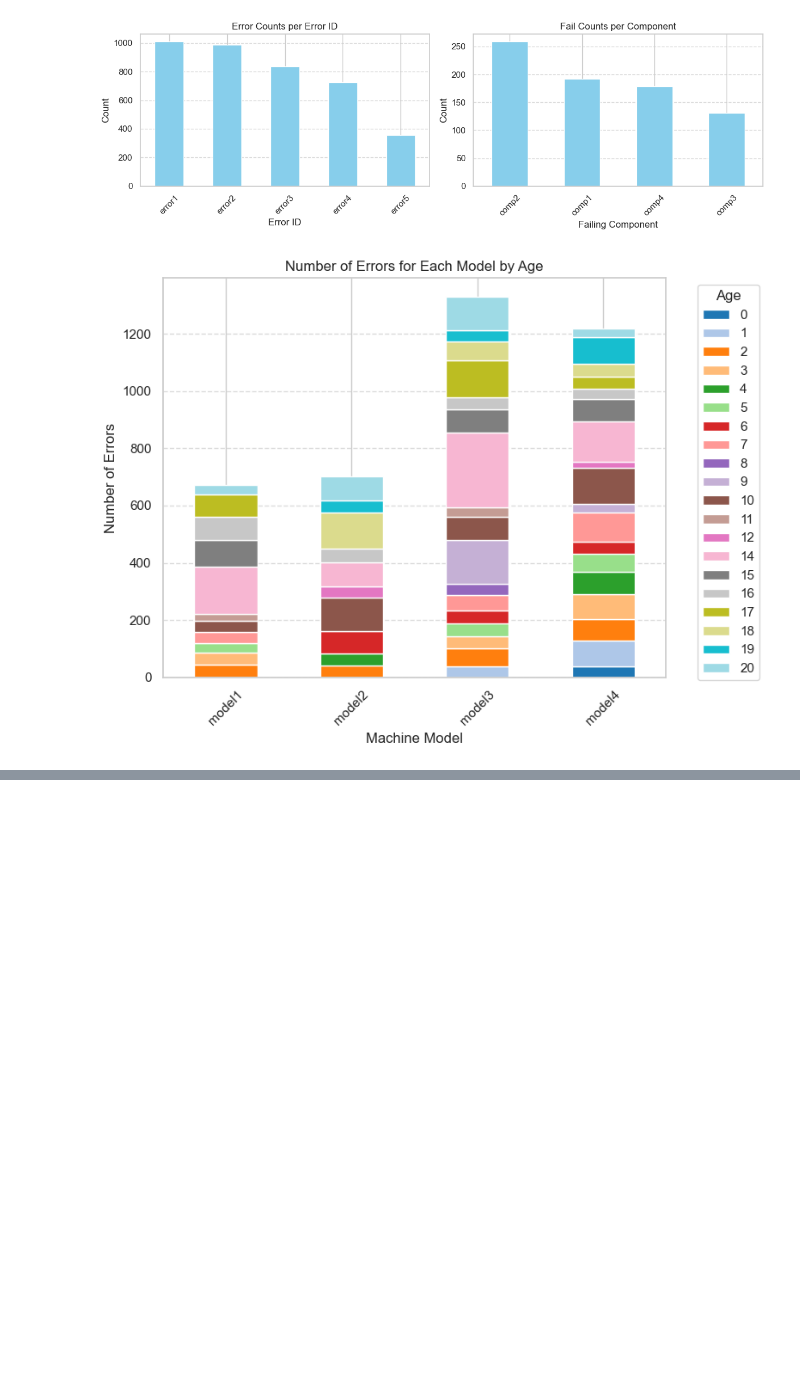
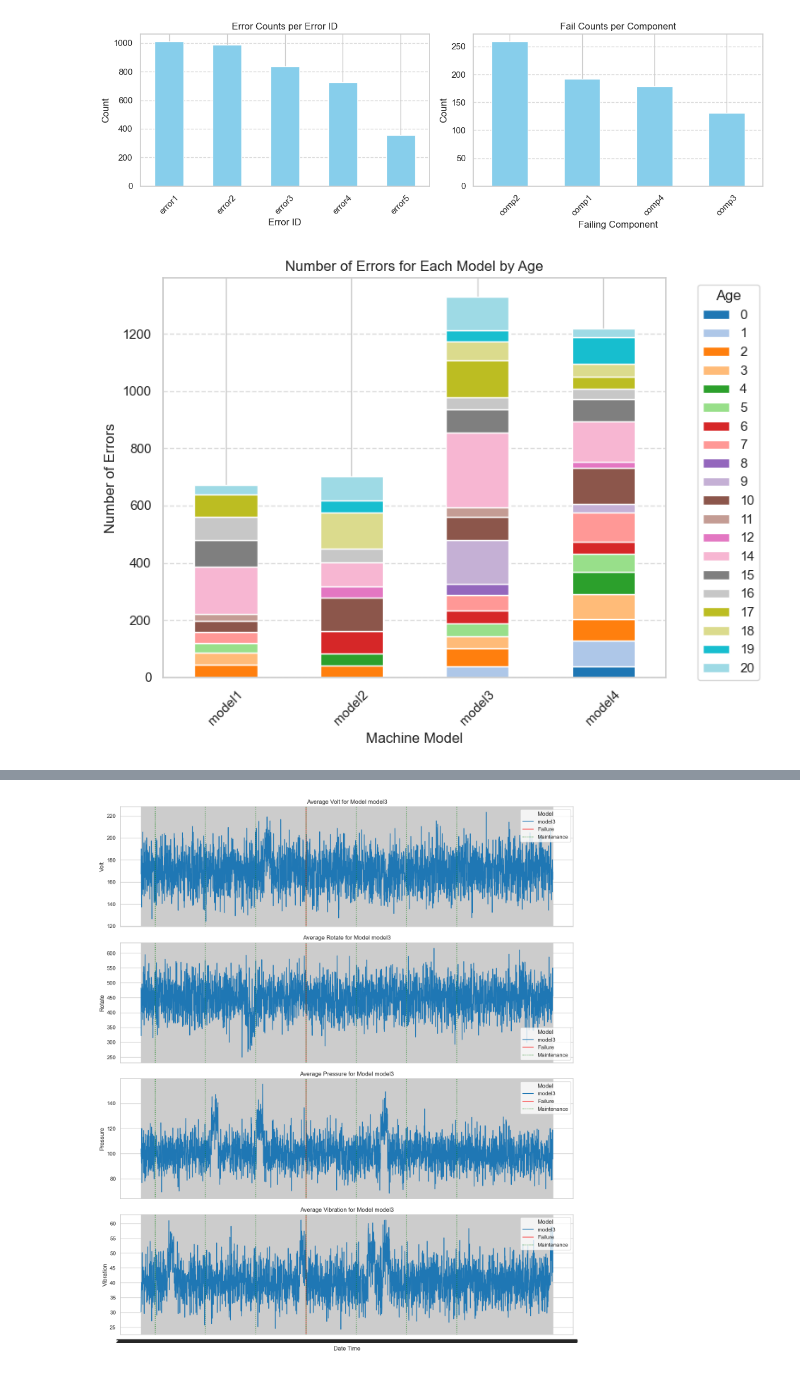
Before and after one commit to ainsleylaiuw/predictive-maintenance, a Jupyter notebook: exploratory.ipynb, the cells around one changed output, grey strips where cells are left out. Cells and saved outputs as stored; diff of their text form; code cells hidden in the pictures; blank space fills up the shorter version.

```diff
--- a/exploratory.ipynb
+++ b/exploratory.ipynb
@@ -223,0 +264,58 @@ plt.show()
+# %%
+telemetry_with_model = pd.merge(telemetry, machines, on='machineID')
+
+# Specify the time window and machineID
+start_date = '2015-05-01'
+end_date = '2015-09-01'
+machine_id = 1  # Specify the machineID you want to focus on
+
+# Filter the telemetry data for the specific machineID and time window
+telemetry_filtered = telemetry_with_model[(telemetry_with_model['datetime'] >= start_date) &
+                                          (telemetry_with_model['datetime'] <= end_date) &
+                                          (telemetry_with_model['machineID'] == machine_id)]
+
+# Calculate average values for each telemetry feature grouped by datetime
+average_telemetry = telemetry_filtered.groupby(['datetime', 'model']).mean().reset_index()
+
+# Merge failures and maintenance with machines to get model types for each event
+failures_with_model = pd.merge(failures, machines, on='machineID')
+maint_with_model = pd.merge(maint, machines, on='machineID')
+
+# Filter the events for the specific machineID and time window
+failures_filtered = failures_with_model[(failures_with_model['datetime'] >= start_date) &
+                                        (failures_with_model['datetime'] <= end_date) &
+                                        (failures_with_model['machineID'] == machine_id)]
+maint_filtered = maint_with_model[(maint_with_model['datetime'] >= start_date) &
+                                  (maint_with_model['datetime'] <= end_date) &
+                                  (maint_with_model['machineID'] == machine_id)]
+
+# Plotting
+telemetry_features = ['volt', 'rotate', 'pressure', 'vibration']
+model = telemetry_filtered['model'].unique()[0]
+
+fig, axs = plt.subplots(len(telemetry_features), 1, figsize=(14, 16), sharex=True)
+
+for i, feature in enumerate(telemetry_features):
+    ax = axs[i]
+    sns.lineplot(data=average_telemetry, x='datetime', y=feature, hue='model', ax=ax, palette='tab10')
+    ax.set_title(f'Average {feature.capitalize()} for Model {model}')
+    ax.set_xlabel('Date Time')
+    ax.set_ylabel(f'{feature.capitalize()}')
+
+    # Plot vertical lines for failures
+    for failure_time in failures_filtered['datetime']:
+        ax.axvline(failure_time, color='red', linestyle='-', alpha=0.7, label='Failure' if failure_time == failures_filtered['datetime'].iloc[0] else "")
+
+    # Plot vertical lines for maintenances
+    for maint_time in maint_filtered['datetime']:
+        ax.axvline(maint_time, color='green', linestyle=':', alpha=0.7, label='Maintenance' if maint_time == maint_filtered['datetime'].iloc[0] else "")
+
+    # To avoid duplicate labels in the legend
+    handles, labels = ax.get_legend_handles_labels()
+    by_label = dict(zip(labels, handles))
+    ax.legend(by_label.values(), by_label.keys(), title='Model')
+
+plt.tight_layout()
+plt.show()
+# %% [output]
+[figure, added]
```
Also changed, not shown: parts of 9 cells of this notebook, 1 other file.
